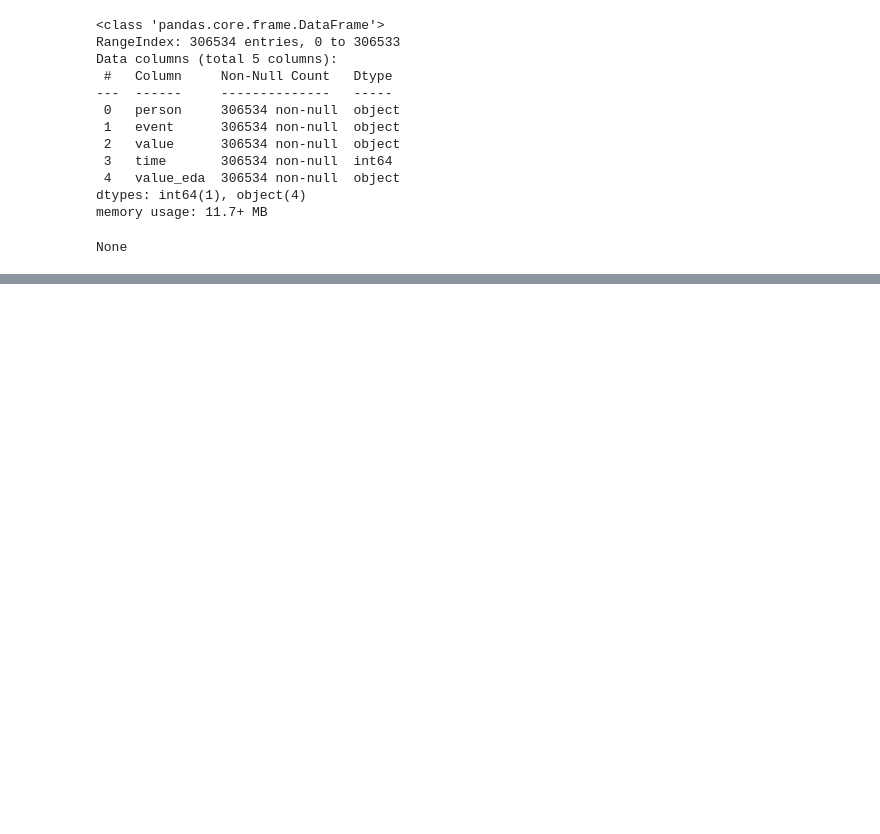
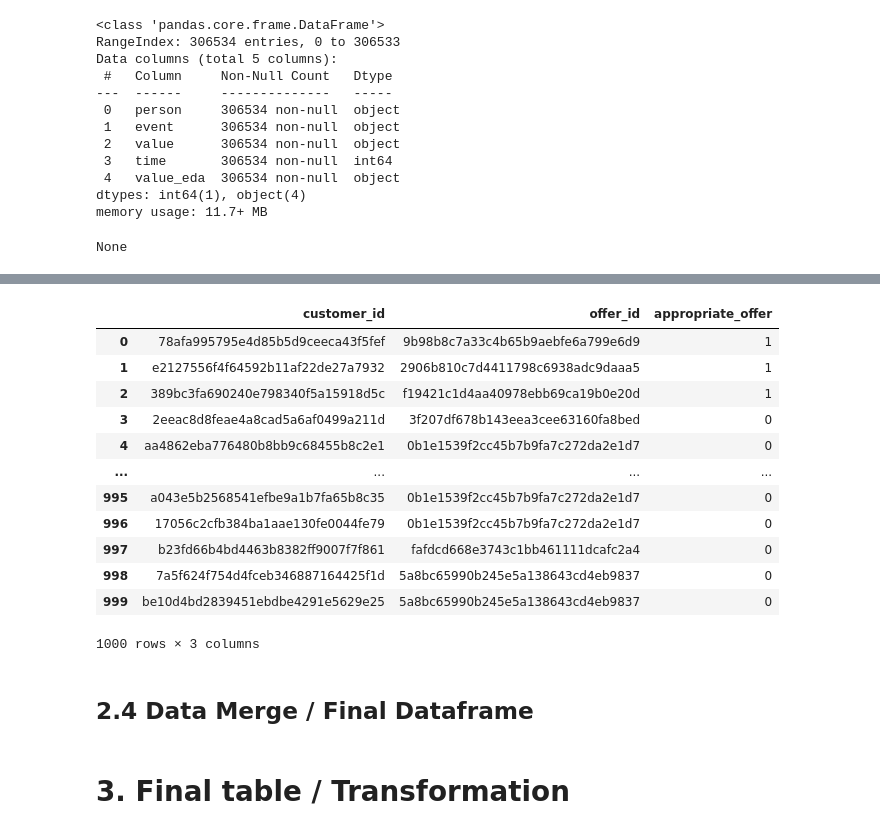
Before and after one commit to ktrikaliotis/Starbucks-Capstone-Project, a Jupyter notebook: starbucks-capstone-notebook.ipynb, the cells around one changed output, grey strips where cells are left out. Drawn from its saved outputs; the diff is of its cells as text; code cells hidden in the pictures; blank space fills up the shorter version.

Commit message:
Adding a step for creating an offer_summary dataframe with a corresponding label for each customer_id and offer_id based on transcript and portfolio data

```diff
--- a/starbucks-capstone-notebook.ipynb
+++ b/starbucks-capstone-notebook.ipynb
@@ -419,10 +418,10 @@ Looking at the exploratory data analysis of the portfolio dataset at the section
 - One hot encode the `channels` columns
 - Remove the `offer_type` and `channels` columns and replace them with their corresponding one hot encoded values
 # %%
-def clean_portfolio(portfolio):
+def clean_transform_portfolio(portfolio):
     """
-    Function to clean the portfolio dataframe
-    based on above requirements
+    Function to clean and transform the portfolio
+    dataframe based on above requirements
 
     Parameters
         portfolio: portfolio dataframe
@@ -478,8 +492,8 @@ print ('Number of customers with 118 age and missing values in general', round(p
 # %%
 def clean_profile(profile):
     """
-    Function to clean the profile dataframe
-    based on above requirements
+    Function to clean and transform the profile
+    dataframe based on above requirements
 
     Parameters
         profile: profile dataframe
@@ -526,7 +557,7 @@ Looking at the exploratory data analysis of the profile dataset at the section 1
 # %%
 def clean_transcript(transcript, profile):
     """
-    Function to clean the transcript dataframe
+    Function to clean  the transcript dataframe
     based on above requirements
 
     Parameters
@@ -540,6 +571,9 @@ def clean_transcript(transcript, profile):
     # remove value_eda column
     transcript = transcript.drop(['value_eda'], axis=1)
 
+    # rename offer id to offer_id if applicable
+    transcript['value'] = transcript.value.apply(lambda x: {'offer_id': x['offer id']} if 'offer id' in x.keys() and 'reward' not in x.keys() else x)
+
     # remove any customer that is not appear in the profile dataset
     all_customers_list = list(profile['customer_id'])
     transcript = transcript[transcript.person.apply(lambda x: x in all_customers_list)].reset_index()
@@ -557,0 +656,19 @@ transcript_cleaned
+# %%
+offer_summary = offer_summary(transcript_cleaned, portfolio_cleaned)
+offer_summary
+# %% [output]
+|  | customer_id | offer_id | appropriate_offer |
+| 0 | 78afa995795e4d85b5d9ceeca43f5fef | 9b98b8c7a33c4b65b9aebfe6a799e6d9 | 1 |
+| 1 | e2127556f4f64592b11af22de27a7932 | 2906b810c7d4411798c6938adc9daaa5 | 1 |
+| 2 | 389bc3fa690240e798340f5a15918d5c | f19421c1d4aa40978ebb69ca19b0e20d | 1 |
+| 3 | 2eeac8d8feae4a8cad5a6af0499a211d | 3f207df678b143eea3cee63160fa8bed | 0 |
+| 4 | aa4862eba776480b8bb9c68455b8c2e1 | 0b1e1539f2cc45b7b9fa7c272da2e1d7 | 0 |
+| ... | ... | ... | ... |
+| 995 | a043e5b2568541efbe9a1b7fa65b8c35 | 0b1e1539f2cc45b7b9fa7c272da2e1d7 | 0 |
+| 996 | 17056c2cfb384ba1aae130fe0044fe79 | 0b1e1539f2cc45b7b9fa7c272da2e1d7 | 0 |
+| 997 | b23fd66b4bd4463b8382ff9007f7f861 | fafdcd668e3743c1bb461111dcafc2a4 | 0 |
+| 998 | 7a5f624f754d4fceb346887164425f1d | 5a8bc65990b245e5a138643cd4eb9837 | 0 |
+| 999 | be10d4bd2839451ebdbe4291e5629e25 | 5a8bc65990b245e5a138643cd4eb9837 | 0 |
+1000 rows × 3 columns
+# %% [markdown]
+## 2.4 Data Merge / Final Dataframe
@@ -557,0 +699,2 @@ transcript_cleaned
+# %% [markdown]
+# 3. Final table / Transformation
```
Also changed, not shown: parts of 18 cells of this notebook.
